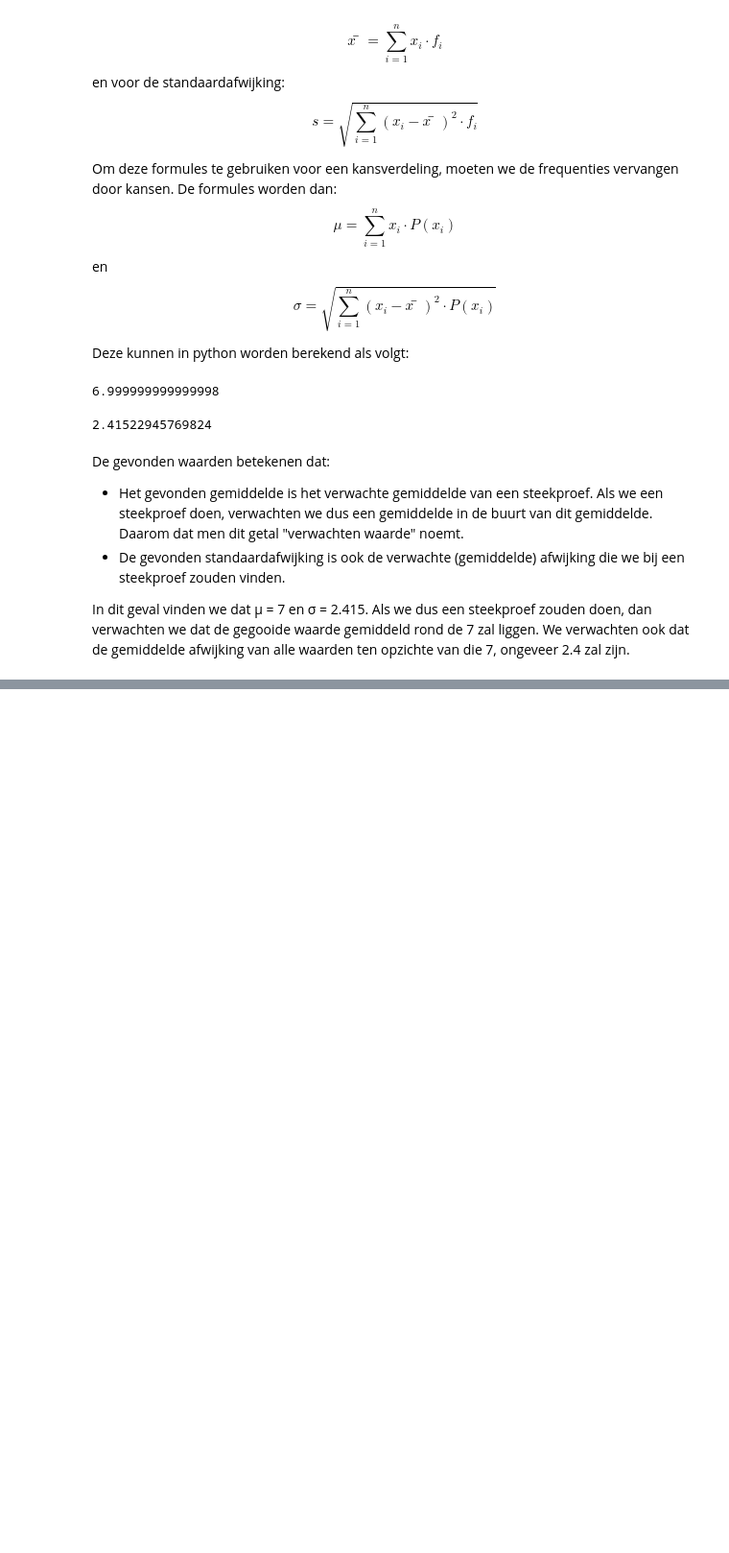
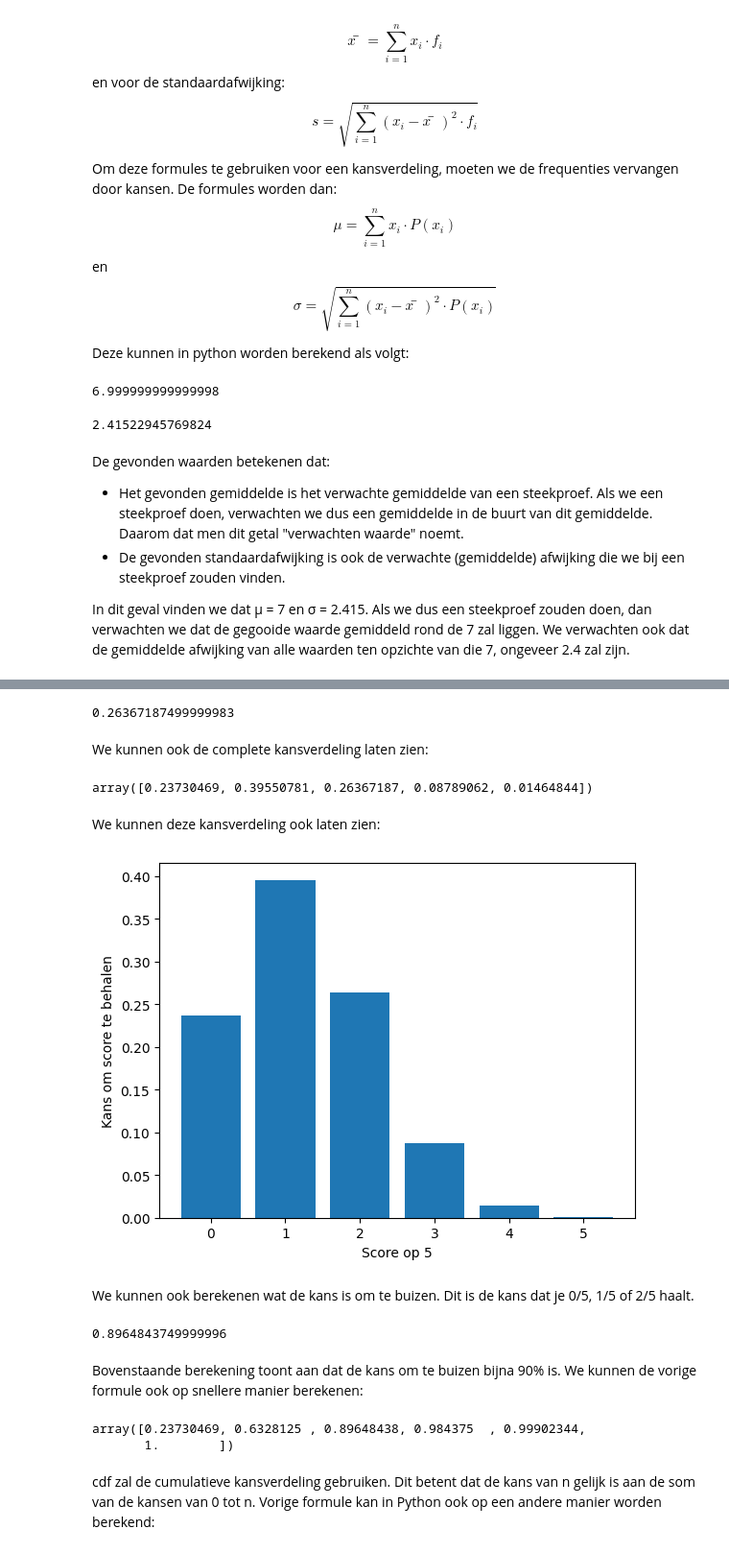
Before and after one commit to zouffke/Datascience2, a Jupyter notebook: p3/2_Kansverdeling/Samenvatting.ipynb, the cells around one changed output, grey strips where cells are left out. Shown at 96% size. Saved outputs shown, nothing was run; the diff lists cells and outputs as text; code cells hidden in the pictures; blank space fills up the shorter version.

```diff
--- a/p3/2_Kansverdeling/Samenvatting.ipynb
+++ b/p3/2_Kansverdeling/Samenvatting.ipynb
@@ -108,0 +148,60 @@ In dit geval vinden we dat μ = 7 en σ = 2.415. Als we dus een steekproef zoude
+# %%
+from scipy import stats
+
+n = 5  #5 vragen op de test
+p = 1 / 4  #kans om een vraag juist te beantwoorden
+x = 2  #aantal vragen juist beantwoord
+prob = stats.binom.pmf(x, n, p)  #De kans dat we 2 vragen juist beantwoorden
+
+prob
+# %% [output]
+0.26367187499999983
+# %% [markdown]
+We kunnen ook de complete kansverdeling laten zien:
+# %%
+n = 5  #5 vragen op de test
+p = 1 / 4  #kans om een vraag juist te beantwoorden
+x = range(0, 5)  #aantal vragen juist beantwoord
+prob = stats.binom.pmf(x, n, p)  #De kans dat we x vragen juist beantwoorden
+
+prob
+# %% [output]
+array([0.23730469, 0.39550781, 0.26367187, 0.08789062, 0.01464844])
+# %% [markdown]
+We kunnen deze kansverdeling ook laten zien:
+# %%
+fix, ax = plt.subplots()
+_ = ax.bar(x, prob)
+_ = ax.set_xlabel('Score op 5')
+_ = ax.set_ylabel('Kans om score te behalen')
+# %% [output]
+[figure, added]
+# %% [markdown]
+We kunnen ook berekenen wat de kans is om te buizen. Dit is de kans dat je 0/5, 1/5 of 2/5 haalt.
+# %%
+n = 5  #5 vragen op de test
+p = 1 / 4  #kans om een vraag juist te beantwoorden
+x = range(0, 3)  #aantal vragen juist beantwoord
+
+X = stats.binom.pmf(x, n, p).sum()  #De kans dat we x vragen juist beantwoorden
+
+X
+# %% [output]
+0.8964843749999996
+# %% [markdown]
+Bovenstaande berekening toont aan dat de kans om te buizen bijna 90% is.
+We kunnen de vorige formule ook op snellere manier berekenen:
+# %%
+n = 5  #5 vragen op de test
+p = 1 / 4  #kans om een vraag juist te beantwoorden
+x = range(0, 6)  #aantal vragen juist beantwoord
+
+X = stats.binom.cdf(x, n, p)
+
+X
+# %% [output]
+array([0.23730469, 0.6328125 , 0.89648438, 0.984375  , 0.99902344,
+       1.        ])
+# %% [markdown]
+cdf zal de cumulatieve kansverdeling gebruiken. Dit betent dat de kans van n gelijk is aan de som van de kansen van 0 tot n.
+Vorige formule kan in Python ook op een andere manier worden berekend:
```
Also changed, not shown: parts of 7 cells of this notebook, 1 other file.
